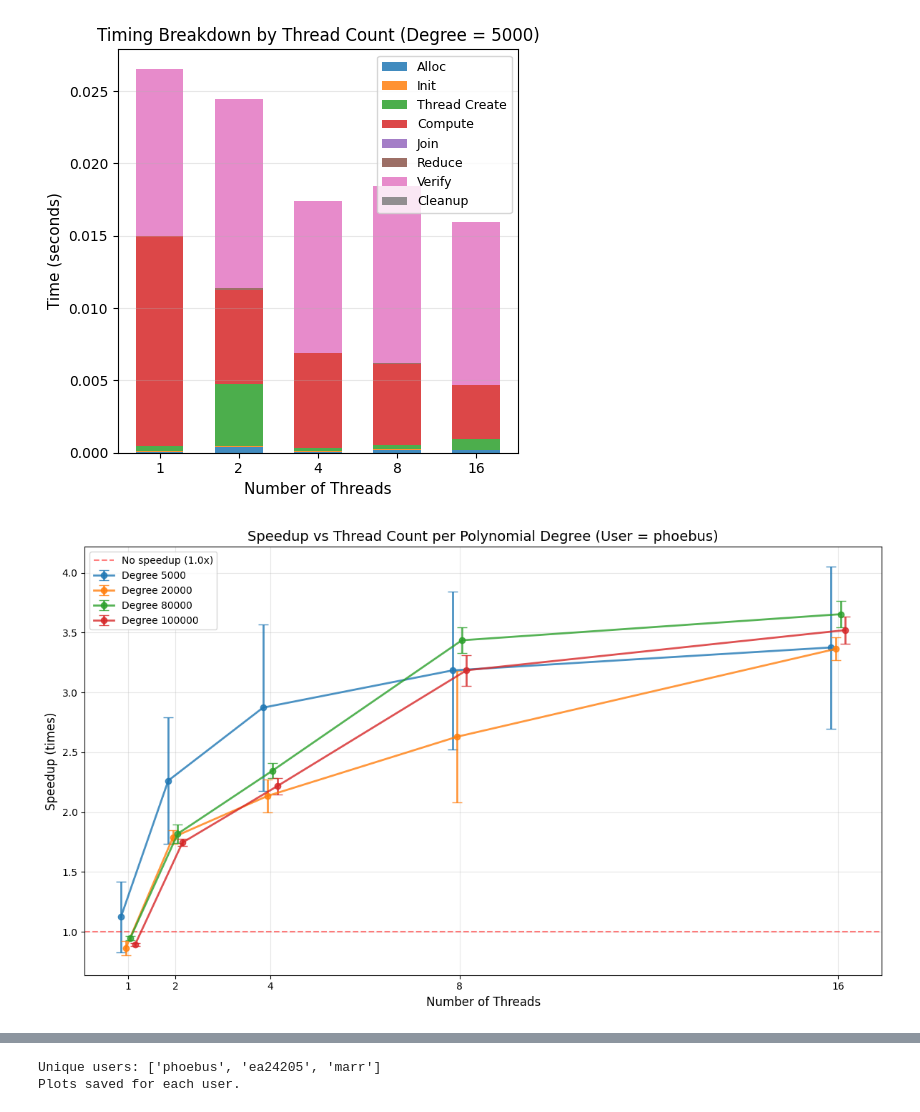
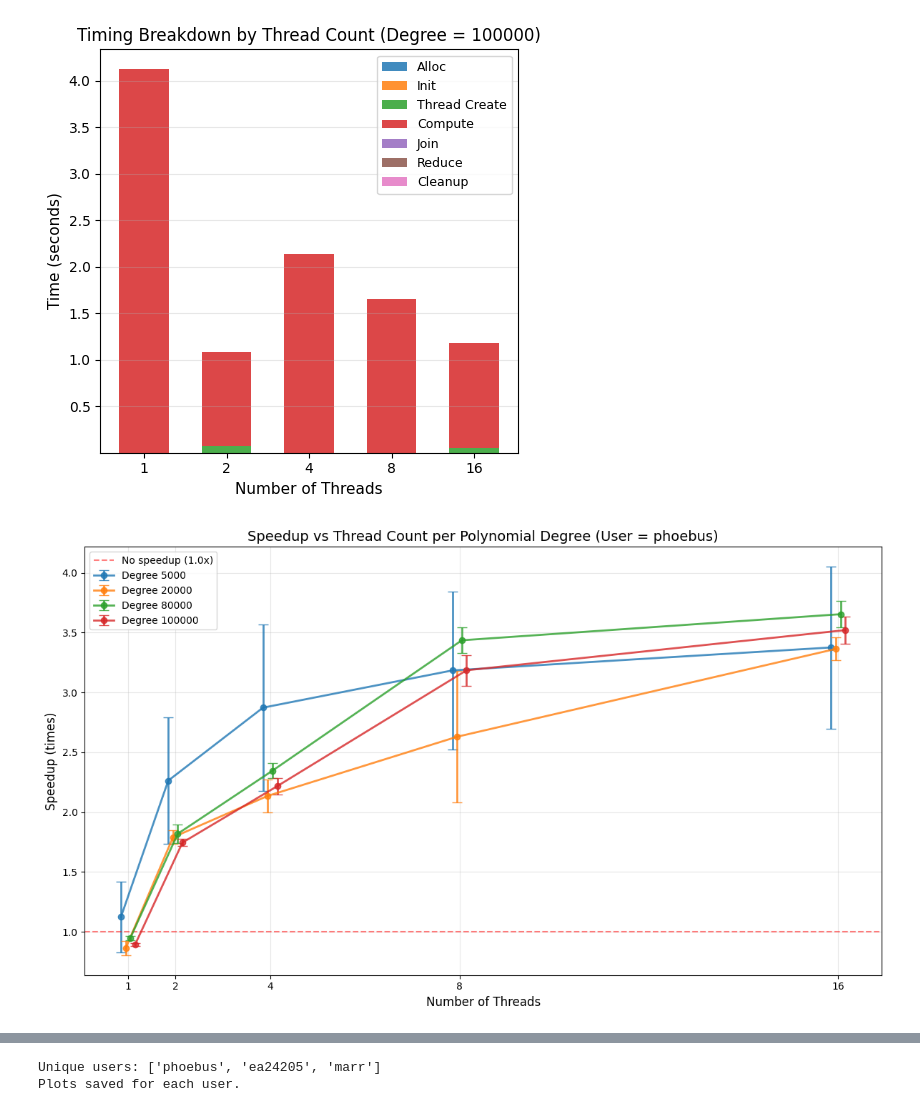
Before and after one commit to marrln/Thread-Experiments, a Jupyter notebook: 1_1_polynomial_multiplication/plotter_1_1.ipynb, the cells around one changed output, grey strips where cells are left out. Drawn from its saved outputs; the diff is of its cells as text; code cells hidden in the pictures.

Commit message:
Update timing breakdown plot to not include time verify

```diff
--- a/1_1_polynomial_multiplication/plotter_1_1.ipynb
+++ b/1_1_polynomial_multiplication/plotter_1_1.ipynb
@@ -9,11 +9,13 @@ os.makedirs('plots', exist_ok=True)
 # %%
 # Visualize timing breakdown for parallel executions (if components are available)
 parallel_data = res_1_df[res_1_df['threads'] != 'sequential'].copy()
-expected_components = ['time_alloc', 'time_init', 'time_thread_create', 'time_compute', 'time_join', 'time_reduce', 'time_verify', 'time_cleanup']
+# Exclude time_verify from the breakdown plot
+expected_components = ['time_alloc', 'time_init', 'time_thread_create', 'time_compute', 'time_join', 'time_reduce', 'time_cleanup']
 available_components = [c for c in expected_components if c in res_1_df.columns]
 
 if len(available_components) > 0:
-    example_degree = parallel_data['degree'].iloc[0]
+    # Use the largest degree value for the breakdown plot
+    example_degree = parallel_data['degree'].max()
     example_data = parallel_data[parallel_data['degree'] == example_degree].copy()
     example_data = example_data.groupby('threads').mean(numeric_only=True).reset_index()
 
@@ -27,7 +29,6 @@ if len(available_components) > 0:
         'time_compute': 'Compute',
         'time_join': 'Join',
         'time_reduce': 'Reduce',
-        'time_verify': 'Verify',
         'time_cleanup': 'Cleanup'
     }
 
@@ -96,34 +97,34 @@ for user in unique_users:
 
     # Plot speedup with error bars and jitter
     fig, ax = plt.subplots(figsize=(12, 7))
 
     # Define jitter offset for each degree
     unique_degrees = sorted(speedup_stats['degree'].unique())
     jitter_offset = np.linspace(-0.15, 0.15, len(unique_degrees))
 
     for idx, degree in enumerate(unique_degrees):
         degree_stats = speedup_stats[speedup_stats['degree'] == degree].copy()
         # Add jitter to x positions
         x_jitter = degree_stats['threads'] + jitter_offset[idx]
         ax.errorbar(x_jitter, degree_stats['mean'],
                     yerr=degree_stats['std'], marker='o', label=f'Degree {int(degree)}',
                     linewidth=2, capsize=5, linestyle='-', alpha=0.8)
 
     ax.set_xlabel('Number of Threads', fontsize=12)
     ax.set_ylabel('Speedup (times)', fontsize=12)
     ax.set_title(f'Speedup vs Thread Count per Polynomial Degree (User = {user})', fontsize=14)
     ax.grid(True, alpha=0.3)
     ax.set_xticks(sorted(speedup_stats['threads'].unique()))
     ax.axhline(y=1.0, color='r', linestyle='--', alpha=0.5, label='No speedup (1.0x)')
     ax.legend(fontsize=10)
     plt.tight_layout()
     plt.savefig(f'plots/speedup_per_degree_{user}.png', dpi=300)
     plt.show()
 
 print(f"\nUnique users: {list(unique_users)}")
 print(f"Plots saved for each user.")
 # %% [output]
-[figure, old version]
+[figure, new version]
 [figure]
 [figure]
 [figure]
```
Also changed, not shown: 2 other files.
